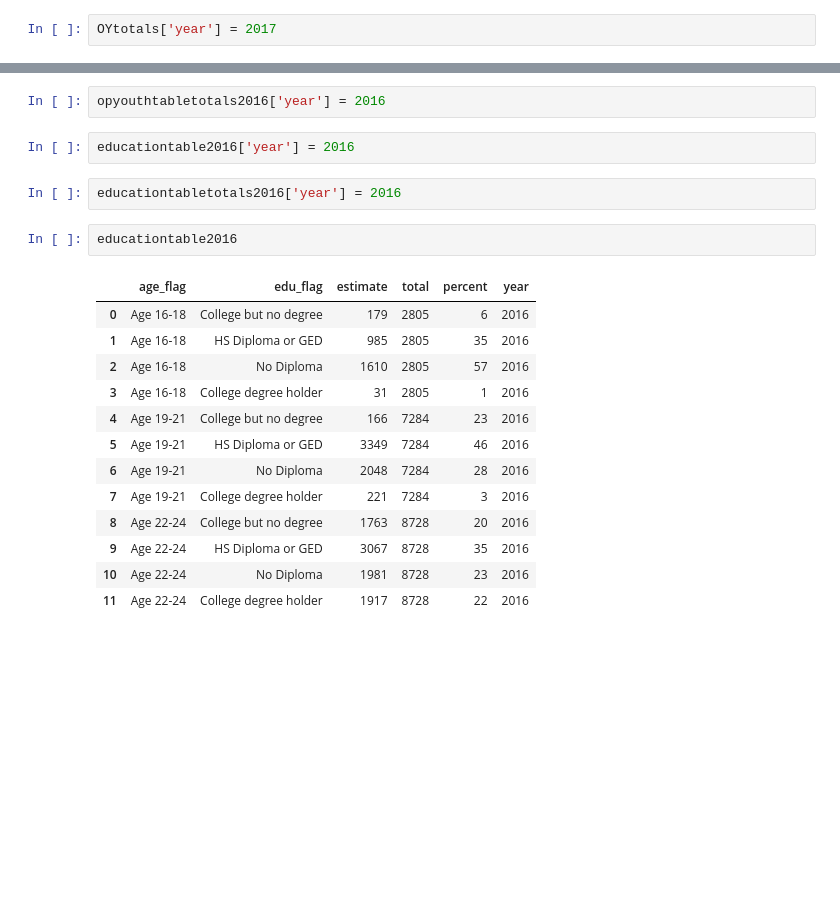
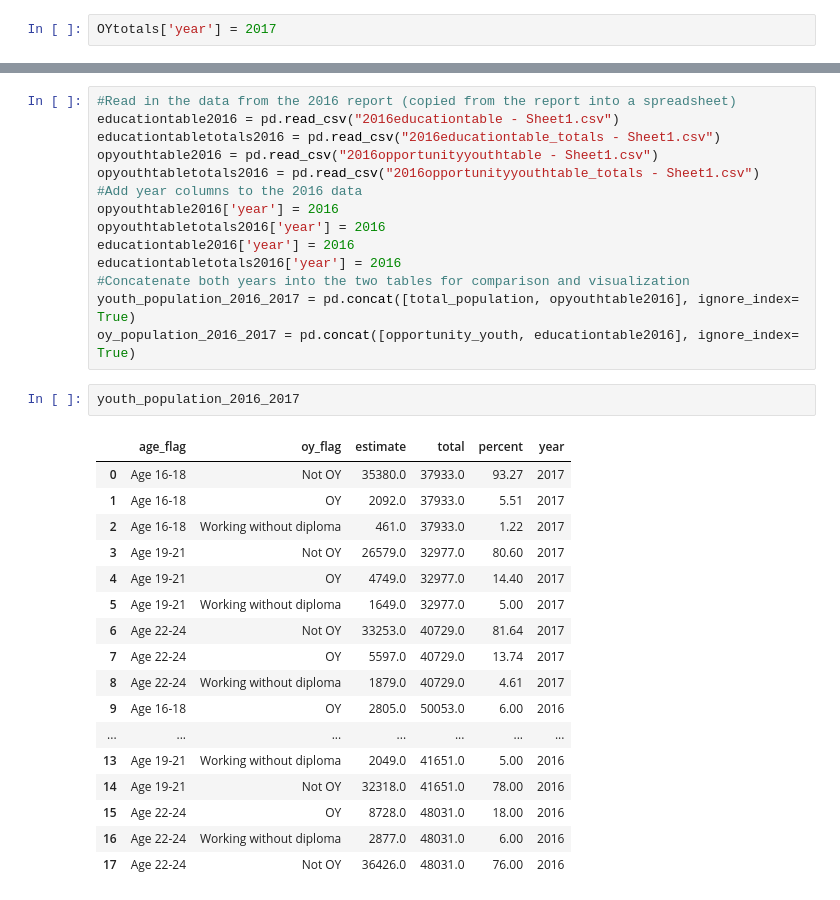
Before and after one commit to cenuno/opportunity_youth, a Jupyter notebook: Opportunity_Youth_Notebook.ipynb, the cells around one changed output, grey strips where cells are left out. Saved outputs shown, nothing was run; the diff lists cells and outputs as text; blank space fills up the shorter version.

```diff
--- a/Opportunity_Youth_Notebook.ipynb
+++ b/Opportunity_Youth_Notebook.ipynb
@@ -187,22 +204,34 @@ opyouthtable2016['year'] = 2016
-# %%
-opyouthtabletotals2016['year'] = 2016
-# %%
-educationtable2016['year'] = 2016
-# %%
-educationtabletotals2016['year'] = 2016
-# %%
-educationtable2016
-# %% [output]
-|  | age_flag | edu_flag | estimate | total | percent | year |
-| 0 | Age 16-18 | College but no degree | 179 | 2805 | 6 | 2016 |
-| 1 | Age 16-18 | HS Diploma or GED | 985 | 2805 | 35 | 2016 |
-| 2 | Age 16-18 | No Diploma | 1610 | 2805 | 57 | 2016 |
-| 3 | Age 16-18 | College degree holder | 31 | 2805 | 1 | 2016 |
-| 4 | Age 19-21 | College but no degree | 166 | 7284 | 23 | 2016 |
-| 5 | Age 19-21 | HS Diploma or GED | 3349 | 7284 | 46 | 2016 |
-| 6 | Age 19-21 | No Diploma | 2048 | 7284 | 28 | 2016 |
-| 7 | Age 19-21 | College degree holder | 221 | 7284 | 3 | 2016 |
-| 8 | Age 22-24 | College but no degree | 1763 | 8728 | 20 | 2016 |
-| 9 | Age 22-24 | HS Diploma or GED | 3067 | 8728 | 35 | 2016 |
-| 10 | Age 22-24 | No Diploma | 1981 | 8728 | 23 | 2016 |
-| 11 | Age 22-24 | College degree holder | 1917 | 8728 | 22 | 2016 |
+# %%
+#Read in the data from the 2016 report (copied from the report into a spreadsheet)
+educationtable2016 = pd.read_csv("2016educationtable - Sheet1.csv")
+educationtabletotals2016 = pd.read_csv("2016educationtable_totals - Sheet1.csv")
+opyouthtable2016 = pd.read_csv("2016opportunityyouthtable - Sheet1.csv")
+opyouthtabletotals2016 = pd.read_csv("2016opportunityyouthtable_totals - Sheet1.csv")
+#Add year columns to the 2016 data
+opyouthtable2016['year'] = 2016
+opyouthtabletotals2016['year'] = 2016
+educationtable2016['year'] = 2016
+educationtabletotals2016['year'] = 2016
+#Concatenate both years into the two tables for comparison and visualization
+youth_population_2016_2017 = pd.concat([total_population, opyouthtable2016], ignore_index= True)
+oy_population_2016_2017 = pd.concat([opportunity_youth, educationtable2016], ignore_index= True)
+# %%
+youth_population_2016_2017
+# %% [output]
+|  | age_flag | oy_flag | estimate | total | percent | year |
+| 0 | Age 16-18 | Not OY | 35380.0 | 37933.0 | 93.27 | 2017 |
+| 1 | Age 16-18 | OY | 2092.0 | 37933.0 | 5.51 | 2017 |
+| 2 | Age 16-18 | Working without diploma | 461.0 | 37933.0 | 1.22 | 2017 |
+| 3 | Age 19-21 | Not OY | 26579.0 | 32977.0 | 80.60 | 2017 |
+| 4 | Age 19-21 | OY | 4749.0 | 32977.0 | 14.40 | 2017 |
+| 5 | Age 19-21 | Working without diploma | 1649.0 | 32977.0 | 5.00 | 2017 |
+| 6 | Age 22-24 | Not OY | 33253.0 | 40729.0 | 81.64 | 2017 |
+| 7 | Age 22-24 | OY | 5597.0 | 40729.0 | 13.74 | 2017 |
+| 8 | Age 22-24 | Working without diploma | 1879.0 | 40729.0 | 4.61 | 2017 |
+| 9 | Age 16-18 | OY | 2805.0 | 50053.0 | 6.00 | 2016 |
+| ... | ... | ... | ... | ... | ... | ... |
+| 13 | Age 19-21 | Working without diploma | 2049.0 | 41651.0 | 5.00 | 2016 |
+| 14 | Age 19-21 | Not OY | 32318.0 | 41651.0 | 78.00 | 2016 |
+| 15 | Age 22-24 | OY | 8728.0 | 48031.0 | 18.00 | 2016 |
+| 16 | Age 22-24 | Working without diploma | 2877.0 | 48031.0 | 6.00 | 2016 |
+| 17 | Age 22-24 | Not OY | 36426.0 | 48031.0 | 76.00 | 2016 |
```
Also changed, not shown: parts of 6 cells of this notebook.
